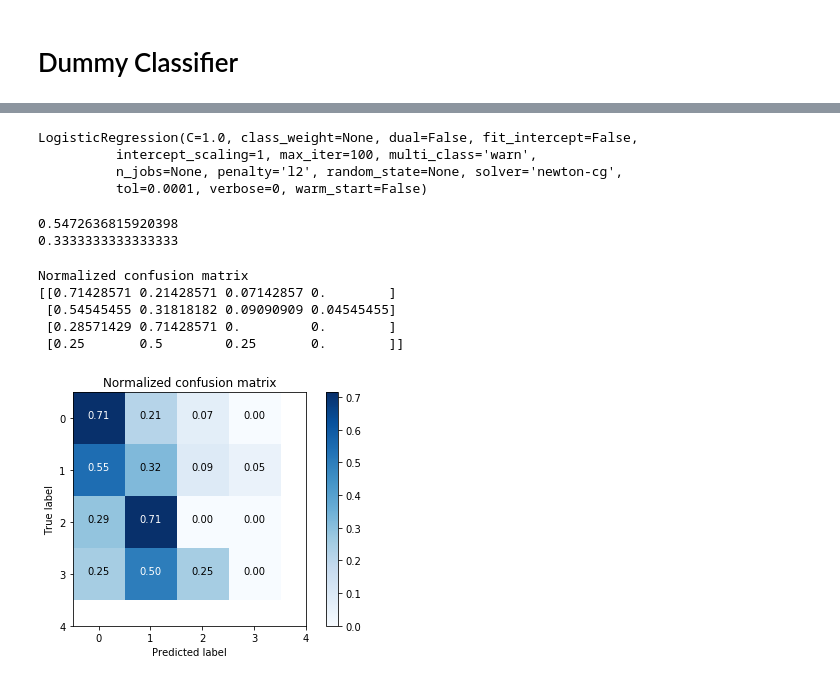
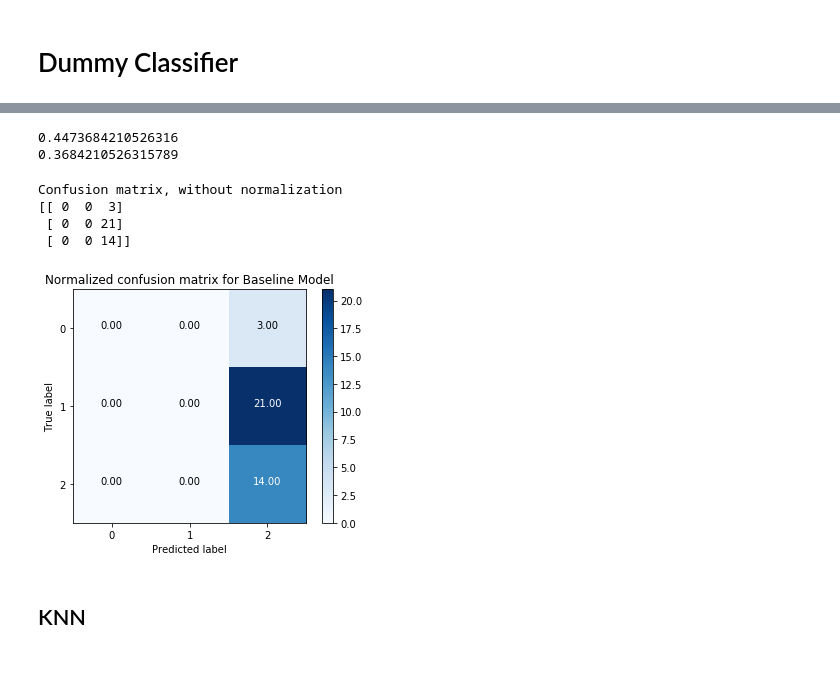
Before and after one commit to krbarounis/Predicting_Gentrification, a Jupyter notebook: Classifying.ipynb, the cells around one changed output, grey strips where cells are left out. Saved outputs shown, nothing was run; the diff lists cells and outputs as text; code cells hidden in the pictures.

Commit message:
ran additional classification algorithms over thedata (KNN, XGBoost, random forest, decision tree)

```diff
--- a/Classifying.ipynb
+++ b/Classifying.ipynb
@@ -38,14 +87,21 @@ df.set_index('tractid',inplace=True)
 # %%
 # split into X and Y
-X = df[['POP00','percent_white00', 'percent_black00', 'percent_asian00',
-       'percent_hispanic00', 'percent_indian00', 'percent_chinese00',
-       'percent_filip00', 'percent_japan00', 'percent_korean00',
-       'percent_viet00', 'percent_mex00', 'percent_pr00', 'percent_cuban00',
-       'percent_vacant_housing00', 'percent_occupied_housing00',
-       'percent_under18_00', 'percent_60andup_00', 'percent_75andup_00',
-       'percent_owneroccupied_00', 'percent_renteroccupied_00',
-       'percent_non-white00']]
-Y = df['cluster']
+X = df_final[['percent_white00', 'percent_black00',
+       'percent_asian00', 'percent_hispanic00', 'percent_indian00',
+       'percent_chinese00', 'percent_filip00', 'percent_japan00',
+       'percent_korean00', 'percent_viet00', 'percent_mex00', 'percent_pr00',
+       'percent_cuban00', 'percent_vacant_housing00',
+       'percent_occupied_housing00', 'percent_under18_00',
+       'percent_60andup_00', 'percent_75andup_00', 'percent_owneroccupied_00',
+       'percent_renteroccupied_00', 'percent_non-white00', 'INCPC00', 'HINC00',
+       'MHMVAL00', 'MRENT00', 'percent_foreign_born', 'percent_naturalized',
+       'percent_recent_immigrants(10)', 'percent_other_languages',
+       'percent_hs_degree_orless', 'percent_4yrcollege_degree_ormore',
+       'percent_married', 'percent_unemployed', 'percent_employed',
+       'percent_professional', 'percent_manufacturing',
+       'percent_self_employed', 'percent_poverty', 'percent_houses_30yrsago',
+       'percent_multiunit_houses']]
+Y = df_final['cluster']
 Y=Y.astype('str')
 # %% [markdown]
 # Dummy Classifier
@@ -83,8 +107,0 @@ stratified_k_fold(dummy_clf,5,X,Y)
-# %%
-logreg = LogisticRegression(fit_intercept = False, solver='newton-cg')
-logreg.fit(X_train, y_train)
-# %% [output]
-LogisticRegression(C=1.0, class_weight=None, dual=False, fit_intercept=False,
-          intercept_scaling=1, max_iter=100, multi_class='warn',
-          n_jobs=None, penalty='l2', random_state=None, solver='newton-cg',
-          tol=0.0001, verbose=0, warm_start=False)
@@ -94,20 +108,31 @@ y_hat_test_log = logreg.predict(X_test)
+# %%
+# train test split
+X_train,X_test,y_train,y_test=train_test_split(X,Y,test_size=.2)
+# %%
+# create instance of the class
+dummy_clf = DummyClassifier('most_frequent')
+dummy_clf.fit(X_train,y_train)
+y_hat_train = dummy_clf.predict(X_train)
+y_hat_test = dummy_clf.predict(X_test)
 # %%
-print(accuracy_score(y_hat_train_log,y_train))
-print(accuracy_score(y_hat_test_log,y_test))
+print(accuracy_score(y_hat_train,y_train))
+print(accuracy_score(y_hat_test,y_test))
 # %% [output]
-0.5472636815920398
-0.3333333333333333
+0.4473684210526316
+0.3684210526315789
 # %%
 # confusion matrix
-cnf_matrix = confusion_matrix(y_test, y_hat_test_log)
-plt.figure()
-plot_confusion_matrix(cnf_matrix, normalize=True,classes=[0,1,2,3,4],
-                      title='Normalized confusion matrix')
+cnf_matrix = confusion_matrix(y_test, y_hat_test)
+plt.figure(figsize=(5,4))
+
+helper.plot_confusion_matrix(cnf_matrix, normalize=False,classes=[0,1,2],
+                      title='Normalized confusion matrix for Baseline Model')
+
+plt.savefig('Dummy_Confusion')
 plt.show()
 # %% [output]
-Normalized confusion matrix
-[[0.71428571 0.21428571 0.07142857 0.        ]
- [0.54545455 0.31818182 0.09090909 0.04545455]
- [0.28571429 0.71428571 0.         0.        ]
- [0.25       0.5        0.25       0.        ]]
+Confusion matrix, without normalization
+[[ 0  0  3]
+ [ 0  0 21]
+ [ 0  0 14]]
-[figure, old version]
+[figure, new version]
@@ -164,0 +139,2 @@ def plot_AUC_ROC(y_score,fpr,tpr):
+# %% [markdown]
+## KNN
```
Also changed, not shown: parts of 37 cells of this notebook.
